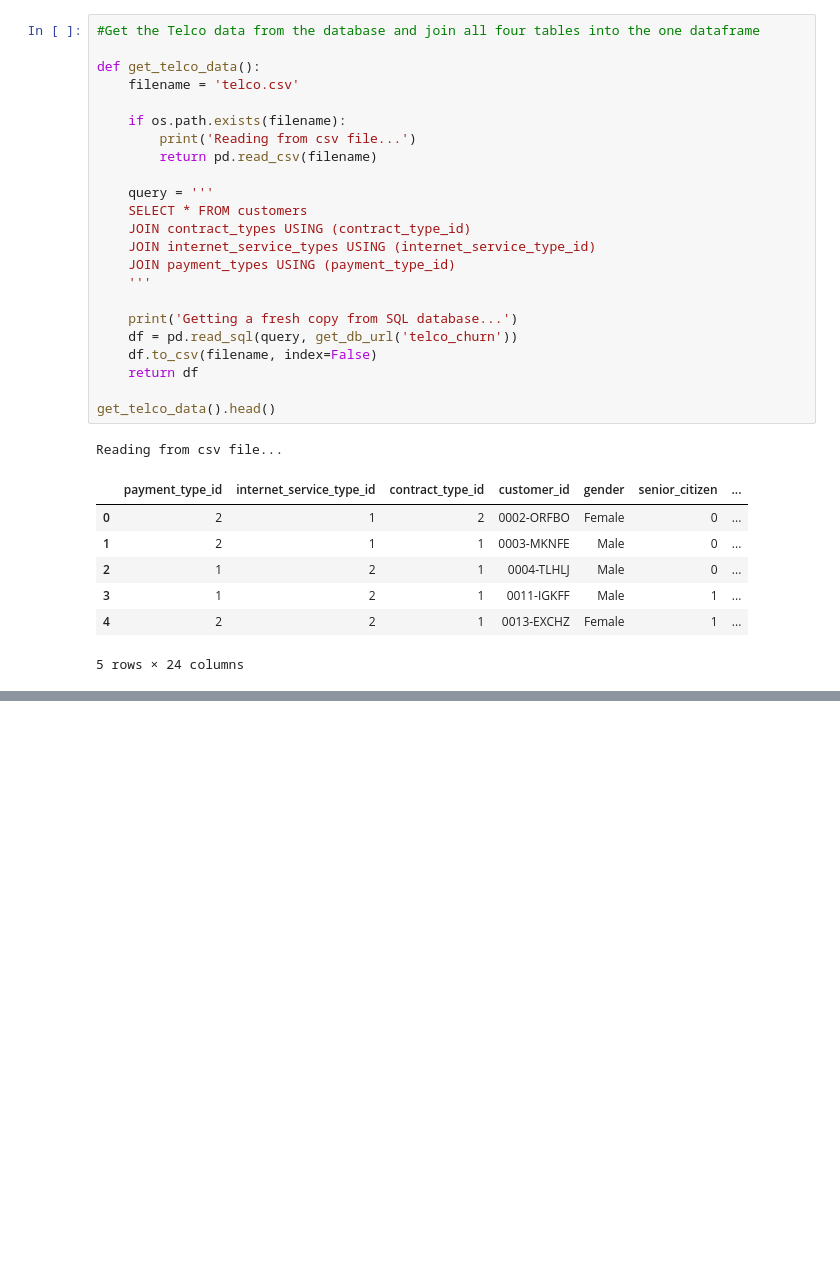
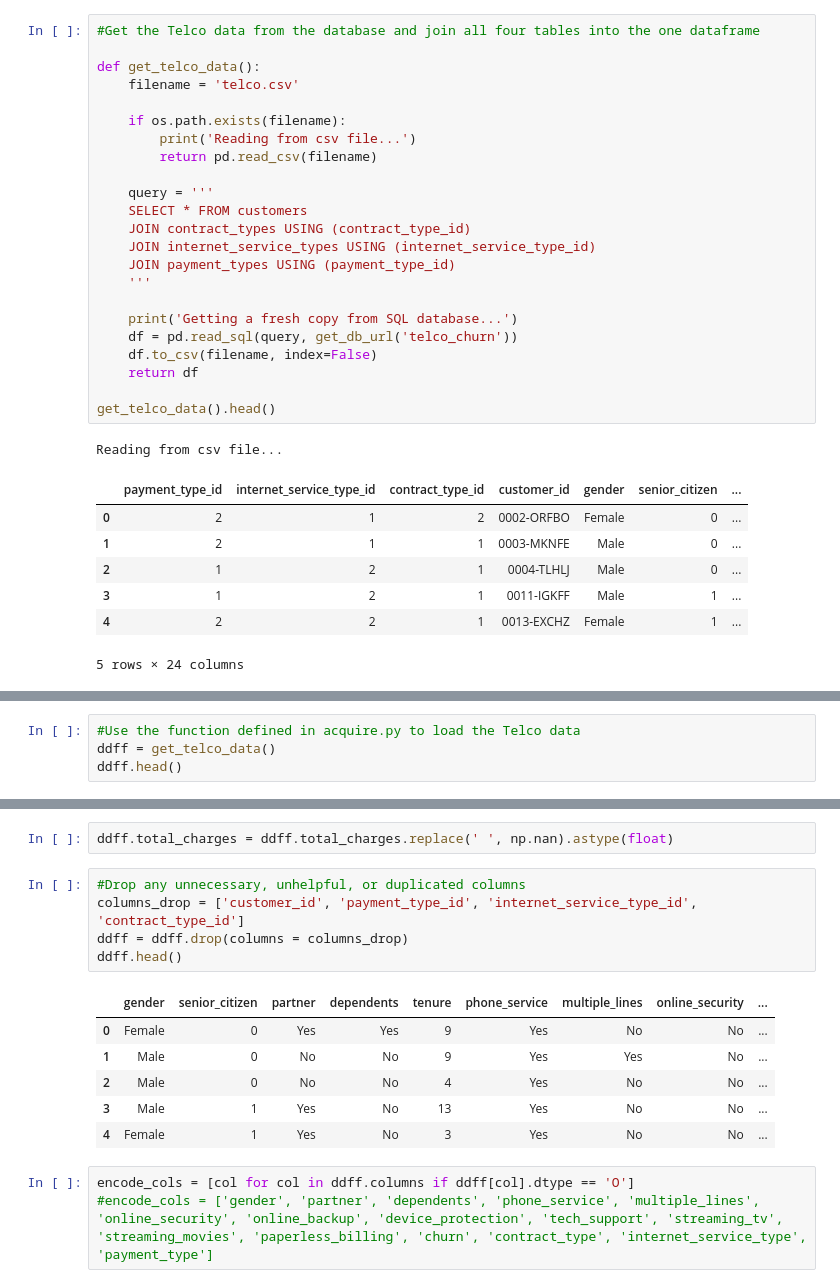
Before and after one commit to NSharick/classification-exercises, a Jupyter notebook: classification_exercises.ipynb, the cells around one changed output, grey strips where cells are left out. Drawn from its saved outputs; the diff is of its cells as text; blank space fills up the shorter version.

```diff
--- a/classification_exercises.ipynb
+++ b/classification_exercises.ipynb
@@ -384,0 +623,4 @@ Reading from csv file...
+# %%
+#Use the function defined in acquire.py to load the Telco data
+ddff = get_telco_data()
+ddff.head()
@@ -384,0 +685,17 @@ Reading from csv file...
+# %%
+ddff.total_charges = ddff.total_charges.replace(' ', np.nan).astype(float)
+# %%
+#Drop any unnecessary, unhelpful, or duplicated columns
+columns_drop = ['customer_id', 'payment_type_id', 'internet_service_type_id', 'contract_type_id']
+ddff = ddff.drop(columns = columns_drop)
+ddff.head()
+# %% [output]
+|  | gender | senior_citizen | partner | dependents | tenure | phone_service | multiple_lines | online_security | ... |
+| 0 | Female | 0 | Yes | Yes | 9 | Yes | No | No | ... |
+| 1 | Male | 0 | No | No | 9 | Yes | Yes | No | ... |
+| 2 | Male | 0 | No | No | 4 | Yes | No | No | ... |
+| 3 | Male | 1 | Yes | No | 13 | Yes | No | No | ... |
+| 4 | Female | 1 | Yes | No | 3 | Yes | No | No | ... |
+# %%
+encode_cols = [col for col in ddff.columns if ddff[col].dtype == 'O']
+#encode_cols = ['gender', 'partner', 'dependents', 'phone_service', 'multiple_lines', 'online_security', 'online_backup', 'device_protection', 'tech_support', 'streaming_tv', 'streaming_movies', 'paperless_billing', 'churn', 'contract_type', 'internet_service_type', 'payment_type']
```
Also changed, not shown: parts of 32 cells of this notebook, 1 other file.
